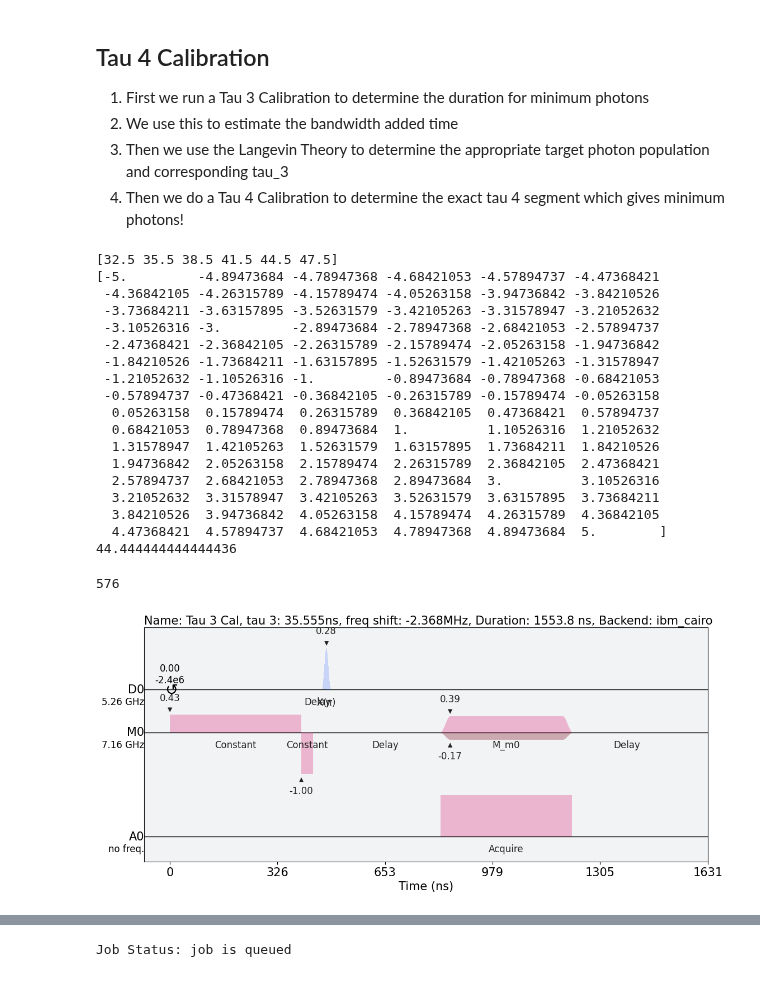
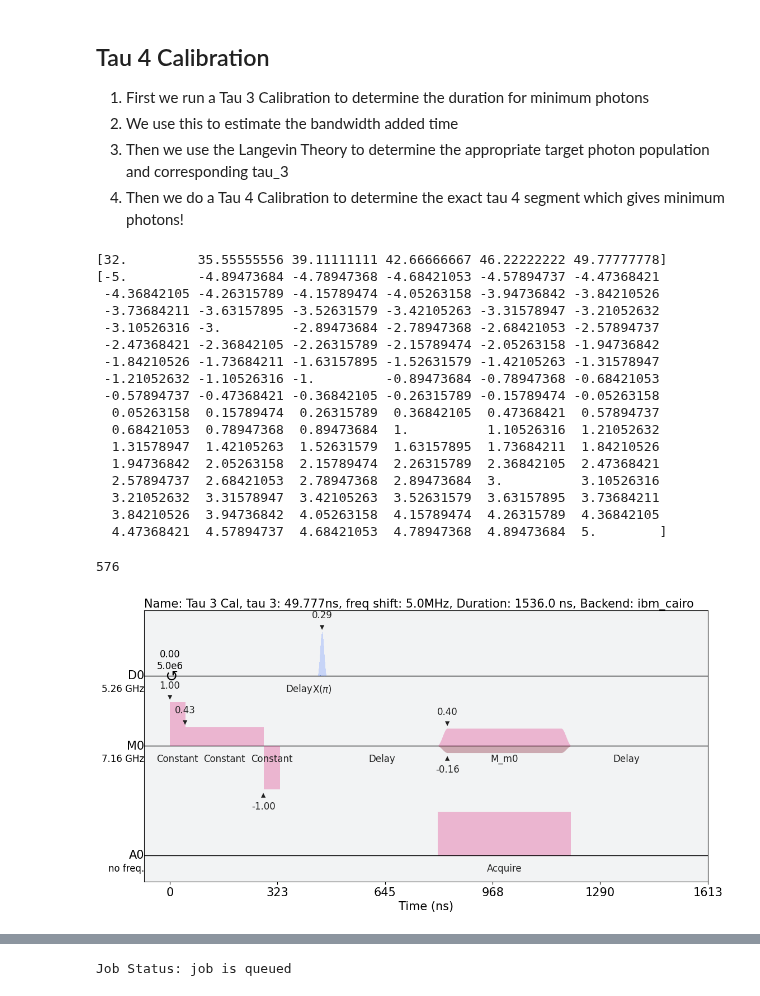
Before and after one commit to AnikenC/ReadoutWithRL, a Jupyter notebook: readoutWithRL/experiments_side/cal_tau_4.ipynb, the cells around one changed output, grey strips where cells are left out. Saved outputs shown, nothing was run; the diff lists cells and outputs as text; code cells hidden in the pictures.

```diff
--- a/readoutWithRL/experiments_side/cal_tau_4.ipynb
+++ b/readoutWithRL/experiments_side/cal_tau_4.ipynb
@@ -126,10 +126,13 @@ from helper_funcs.utils import *
 
 # prelim tau 3 sweep
 
+tau_1 = get_dt_from(46.2 * ns) * dt
+tau_readout = get_dt_from(280 * ns) * dt
+
 tau_3_center = 40.0 * ns
 bandwidth_delay = 0.0 * ns
 num_tau_3_exp = 6
-tau_3_span = 15.0 * ns
+tau_3_span = 18.0 * ns
 
 freq_span = 10.0 * MHz
 freq_center = 0.0 * MHz
@@ -143,12 +146,12 @@ tau_3_linspace = np.linspace(
     0.5 * tau_3_span + tau_3_center + bandwidth_delay,
     num_tau_3_exp
 )
+tau_3_linspace = convert_arr_to_dt(tau_3_linspace)
 
 print(tau_3_linspace/ns)
 print(ac_freq_linspace/MHz)
-print((get_closest_multiple_of(tau_3_linspace[4]/dt, 1))*dt/ns)
 # %% [output]
-[32.5 35.5 38.5 41.5 44.5 47.5]
+[32.         35.55555556 39.11111111 42.66666667 46.22222222 49.77777778]
 [-5.         -4.89473684 -4.78947368 -4.68421053 -4.57894737 -4.47368421
  -4.36842105 -4.26315789 -4.15789474 -4.05263158 -3.94736842 -3.84210526
  -3.73684211 -3.63157895 -3.52631579 -3.42105263 -3.31578947 -3.21052632
@@ -165,7 +168,6 @@ print((get_closest_multiple_of(tau_3_linspace[4]/dt, 1))*dt/ns)
   3.21052632  3.31578947  3.42105263  3.52631579  3.63157895  3.73684211
   3.84210526  3.94736842  4.05263158  4.15789474  4.26315789  4.36842105
   4.47368421  4.57894737  4.68421053  4.78947368  4.89473684  5.        ]
-44.444444444444436
 # %%
 from helper_funcs.utils import *
 
@@ -181,37 +183,41 @@ for tau_3_sec in tau_3_linspace:
             default_alignment='sequential',
             name=f'Tau 3 Cal, tau 3: {int(1e3*tau_3_sec / ns)/1e3}ns, freq shift: {int(1e3*freq_shift/MHz)/1e3}MHz'
         ) as tau_3_sched:
             qubit_chan = pulse.drive_channel(qubit)
             meas_chan = pulse.measure_channel(qubit)
 
             pulse.shift_frequency(freq_shift, qubit_chan)
 
             pulse.play(
-                pulse.Constant(duration=measure_pulse.duration, amp=measure_pulse.amp),
+                pulse.Constant(duration=get_dt_from(tau_1), amp=1.0),
+                meas_chan
+            )
+            pulse.play(
+                pulse.Constant(duration=get_dt_from(tau_readout - tau_1), amp=measure_pulse.amp),
                 meas_chan
             )
             pulse.play(
                 pulse.Constant(duration=tau_3_dt, amp=-1.0),
                 meas_chan
             )
-            pulse.delay(128, qubit_chan)
+            pulse.delay(512, qubit_chan)
             pulse.play(x_pulse, qubit_chan)
             pulse.delay(measure_delay.duration, meas_chan)
             pulse.measure(qubit, pulse.MemorySlot(qubit))
         tau_3_exp.append(tau_3_sched)
 
 print(len(tau_3_exp))
 
-tau_3_exp[121].draw(
+tau_3_exp[-1].draw(
     backend=backend,
     style=stylesheet.IQXDebugging(),
     show_framechange=True,
     show_waveform_info=True,
     show_barrier=True
 )
 # %% [output]
 576
-[figure, old version]
+[figure, new version]
 # %%
 acquisition_checker(tau_3_exp)
 exp_1, exp_2 = np.array(tau_3_exp).reshape(2, -1).tolist()
```
Also changed, not shown: parts of 1 cell of this notebook, 2 other files.
